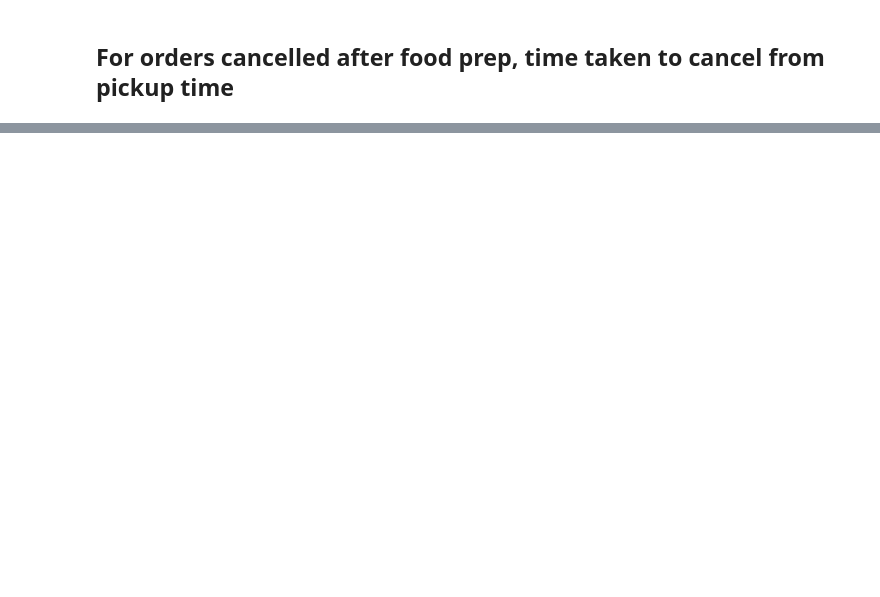
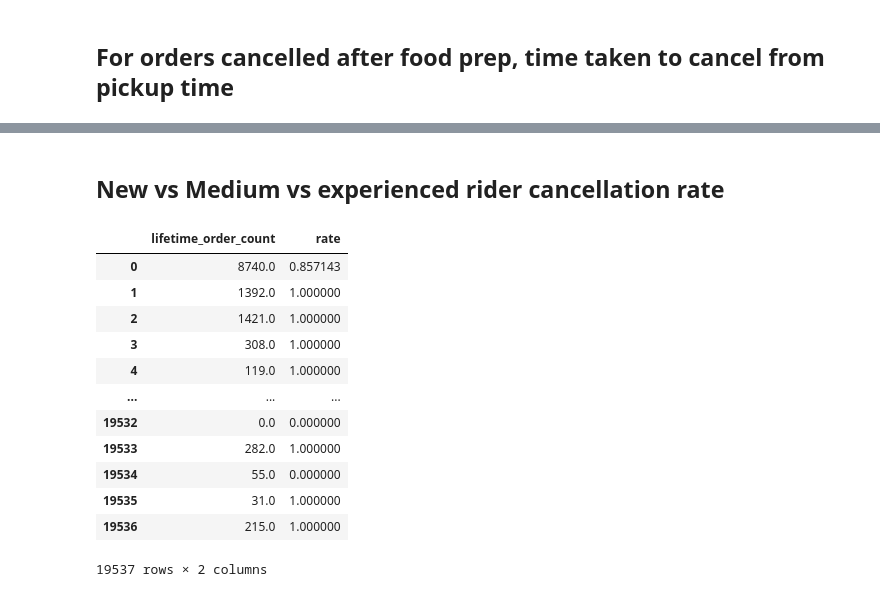
Before and after one commit to aryanpandey/Cascade-Cup-2022, a Jupyter notebook: Cascade Cup _22 (Round 3) Problem Statement/Analysis_Das.ipynb, the cells around one changed output, grey strips where cells are left out. Cells and saved outputs as stored; diff of their text form; code cells hidden in the pictures; blank space fills up the shorter version.

```diff
--- a/Cascade Cup _22 (Round 3) Problem Statement/Analysis_Das.ipynb
+++ b/Cascade Cup _22 (Round 3) Problem Statement/Analysis_Das.ipynb
@@ -47,3 +49,5 @@ memory usage: 68.7+ MB
+# %%
+df['lifetime_order_count'] = df['lifetime_order_count'].fillna(0)
 # %%
 call = pd.read_csv('call_data.csv', usecols=['order_id', 'reason_text', 'user_type', 'rider_id'])
 call.head()
@@ -208,3 +212,30 @@ data['time_to_cancel'] = pd.to_timedelta(data['time_to_cancel']).astype('timedel
 px.box(data[data['time_to_cancel']<200]['time_to_cancel'])
 # %% [output]
 [interactive output not drawn]
+# %% [markdown]
+## New vs Medium vs experienced rider cancellation rate
+# %%
+riders = df['rider_id'].unique()
+data = []
+for rider in tqdm(riders):
+    rider_data = df[df['rider_id'] == rider][['order_date', 'cancelled', 'lifetime_order_count']]
+
+    lifetime_orders = max(rider_data['lifetime_order_count'])
+    rate = 1-sum(rider_data['cancelled'])/len(rider_data['cancelled'])
+    data+=[[lifetime_orders, rate]]
+data = pd.DataFrame(data, columns = ['lifetime_order_count', 'rate'])
+data
+# %% [output]
+|  | lifetime_order_count | rate |
+| 0 | 8740.0 | 0.857143 |
+| 1 | 1392.0 | 1.000000 |
+| 2 | 1421.0 | 1.000000 |
+| 3 | 308.0 | 1.000000 |
+| 4 | 119.0 | 1.000000 |
+| ... | ... | ... |
+| 19532 | 0.0 | 0.000000 |
+| 19533 | 282.0 | 1.000000 |
+| 19534 | 55.0 | 0.000000 |
+| 19535 | 31.0 | 1.000000 |
+| 19536 | 215.0 | 1.000000 |
+19537 rows × 2 columns
```
Also changed, not shown: parts of 6 cells of this notebook.
